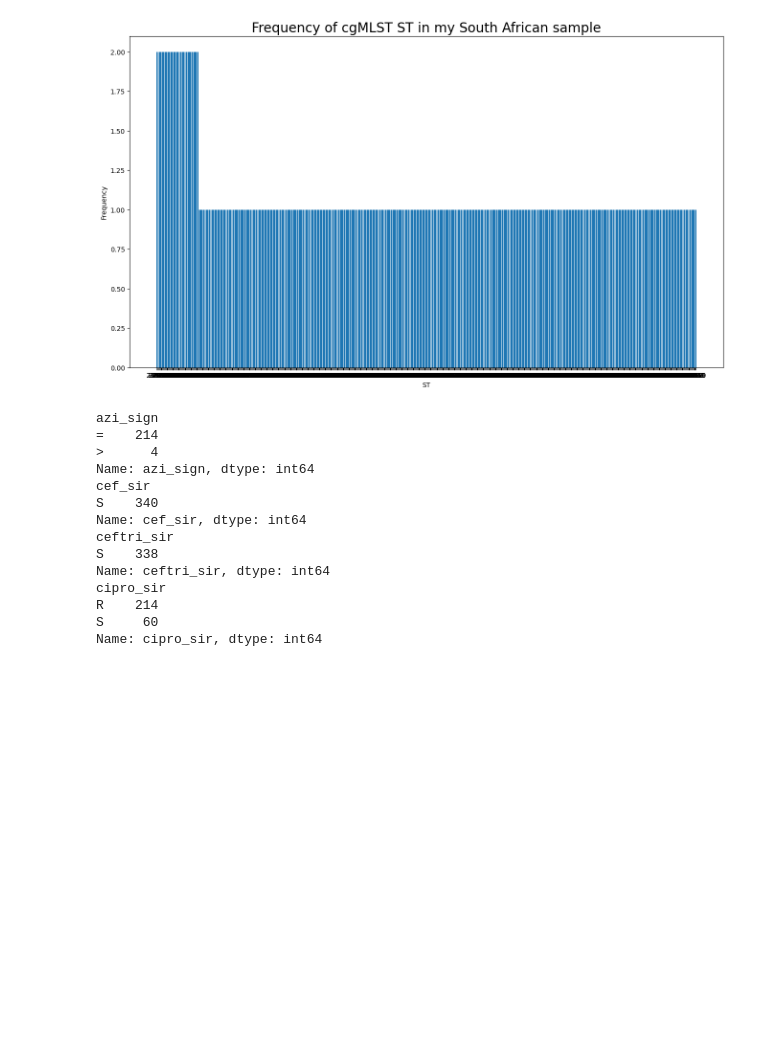
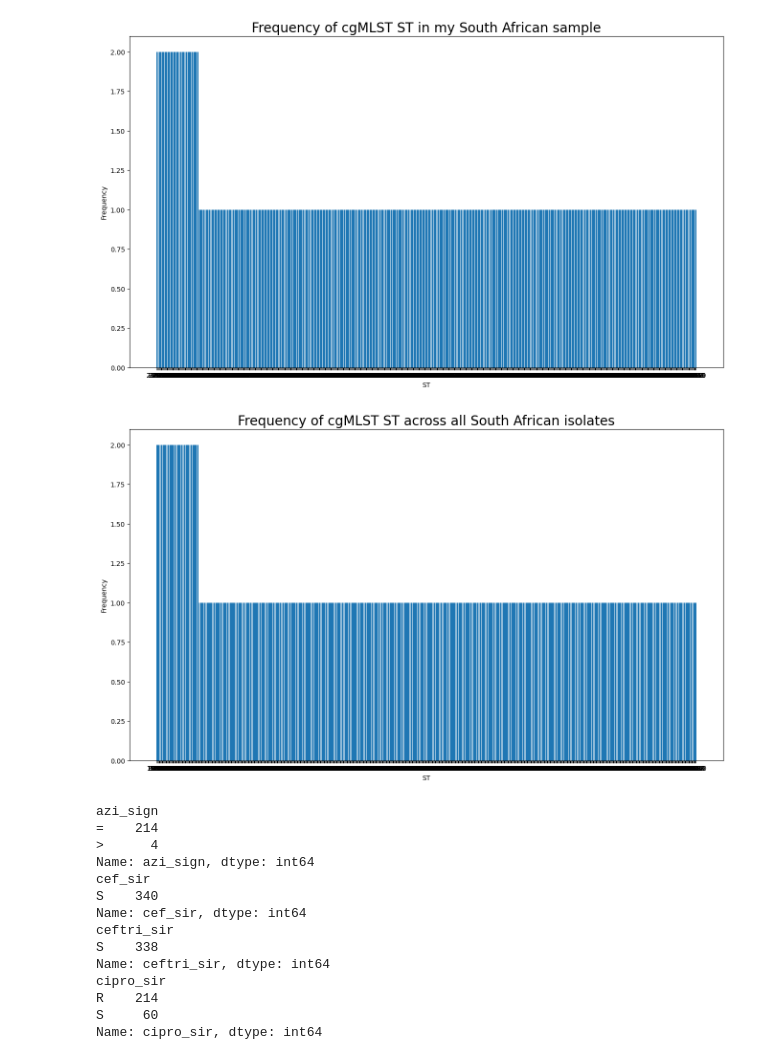
Before and after one commit to watchlotr/NGonorrhoeae_Y4, a Jupyter notebook: NG_Figures.ipynb, the cells around one changed output. Cells and saved outputs as stored; diff of their text form; code cells hidden in the pictures; blank space fills up the shorter version.

```diff
--- a/NG_Figures.ipynb
+++ b/NG_Figures.ipynb
@@ -90,6 +127,24 @@ plt.ylabel("Frequency")
 plt.show()
 # %% [output]
 [figure]
+# %%
+sa_cgmlst: pd.DataFrame = pd.read_csv("Data/sa_cgmlst.csv", sep = ",", header = "infer")
+
+sa_cgmlst.head()
+
+sa_cgmlst.cgST = sa_cgmlst.cgST.astype(str)
+
+fig = plt.figure(figsize = (16,9))
+
+plt.bar(x = sa_cgmlst.cgST, height = sa_cgmlst.Frequency)
+
+plt.title("Frequency of cgMLST ST across all South African isolates", fontsize = 20)
+plt.xlabel("ST")
+plt.ylabel("Frequency")
+
+plt.show()
+# %% [output]
+[figure, added]
 # %%
 my_amr: pd.DataFrame = pd.read_csv("Data/mydata_amr_prof.csv", sep = ",", header = "infer")
 
```
Also changed, not shown: parts of 5 cells of this notebook.
